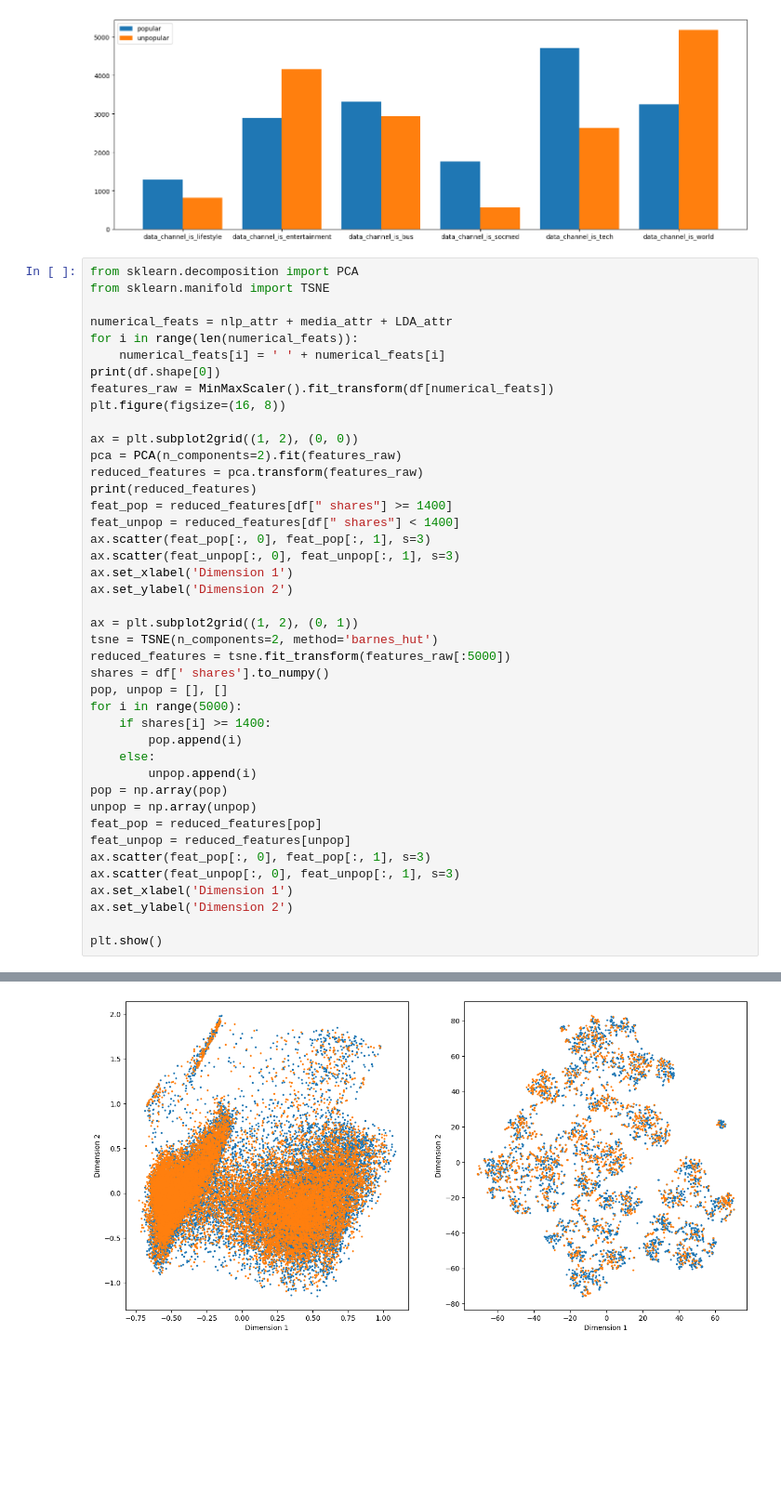
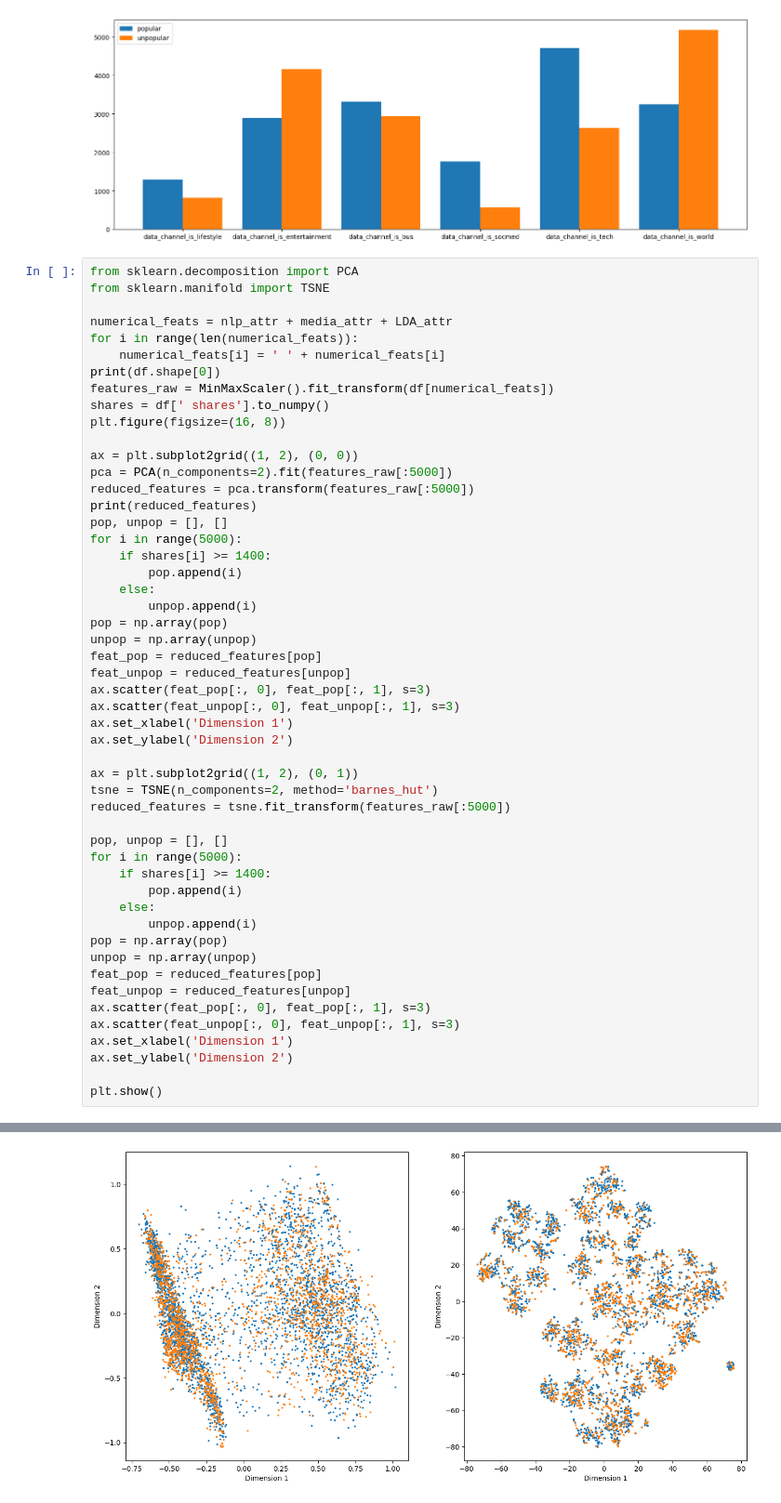
Before and after one commit to icycookies/OnlineNewsPopularity, a Jupyter notebook: preprocessing.ipynb, the cells around one changed output, grey strips where cells are left out. Shown at 93% size. Cells and saved outputs as stored; diff of their text form; blank space fills up the shorter version.

```diff
--- a/preprocessing.ipynb
+++ b/preprocessing.ipynb
@@ -191,14 +191,23 @@ for i in range(len(numerical_feats)):
     numerical_feats[i] = ' ' + numerical_feats[i]
 print(df.shape[0])
 features_raw = MinMaxScaler().fit_transform(df[numerical_feats])
+shares = df[' shares'].to_numpy()
 plt.figure(figsize=(16, 8))
 
 ax = plt.subplot2grid((1, 2), (0, 0))
-pca = PCA(n_components=2).fit(features_raw)
-reduced_features = pca.transform(features_raw)
+pca = PCA(n_components=2).fit(features_raw[:5000])
+reduced_features = pca.transform(features_raw[:5000])
 print(reduced_features)
-feat_pop = reduced_features[df[" shares"] >= 1400]
-feat_unpop = reduced_features[df[" shares"] < 1400]
+pop, unpop = [], []
+for i in range(5000):
+    if shares[i] >= 1400:
+        pop.append(i)
+    else:
+        unpop.append(i)
+pop = np.array(pop)
+unpop = np.array(unpop)
+feat_pop = reduced_features[pop]
+feat_unpop = reduced_features[unpop]
 ax.scatter(feat_pop[:, 0], feat_pop[:, 1], s=3)
 ax.scatter(feat_unpop[:, 0], feat_unpop[:, 1], s=3)
 ax.set_xlabel('Dimension 1')
@@ -207,7 +216,7 @@ ax.set_ylabel('Dimension 2')
 ax = plt.subplot2grid((1, 2), (0, 1))
 tsne = TSNE(n_components=2, method='barnes_hut')
 reduced_features = tsne.fit_transform(features_raw[:5000])
-shares = df[' shares'].to_numpy()
+
 pop, unpop = [], []
 for i in range(5000):
     if shares[i] >= 1400:
@@ -236 +245 @@ plt.show()
-[figure, old version]
+[figure, new version]
```
Also changed, not shown: parts of 2 cells of this notebook, 10 other files.
